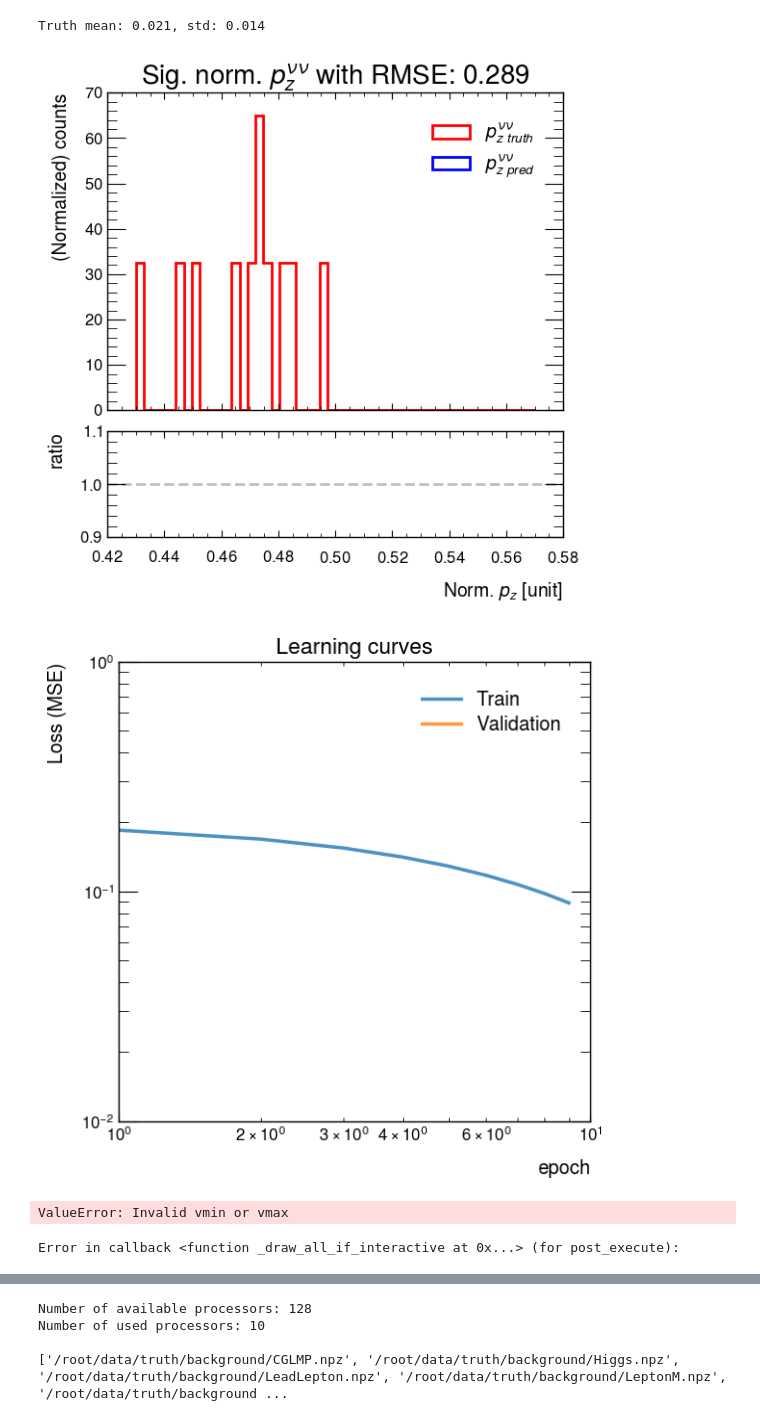
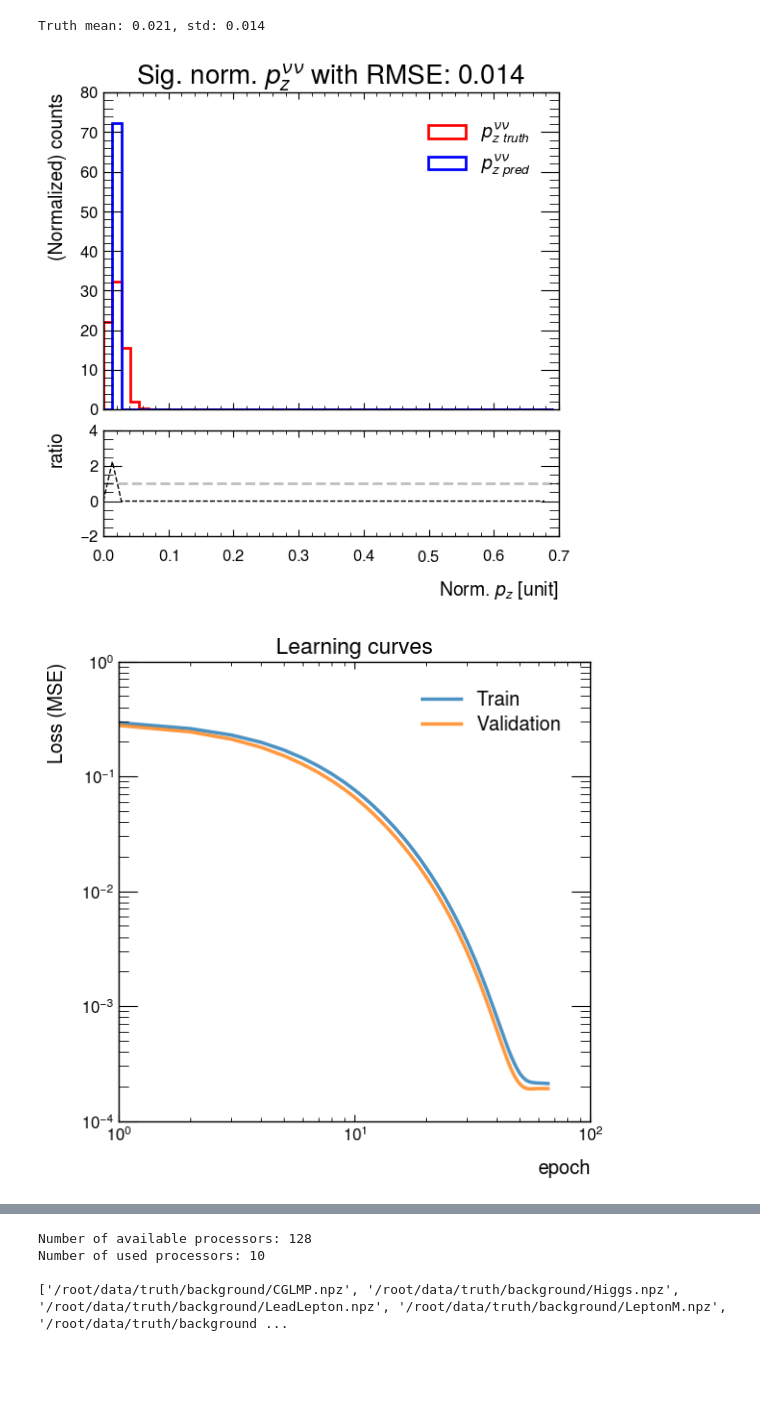
Before and after one commit to yygarypeng/QE-mls, a Jupyter notebook: DNN_modified_m.ipynb, the cells around one changed output, grey strips where cells are left out. Cells and saved outputs as stored; diff of their text form; code cells hidden in the pictures; blank space fills up the shorter version.

```diff
--- a/DNN_modified_m.ipynb
+++ b/DNN_modified_m.ipynb
@@ -82,7 +82,7 @@ dilep_kin = processor.process_dipart(data.LepP, data.LepM)
 # )
 # vx = 5 * pd.DataFrame({"vx": mt2 + 0.3 * np.sqrt(dilep_kin["m"])})
 # dilep_kin.iloc[:, 0:4]
-mask = ~processor.process_dipart(data.NuP, data.NuM)[["m"]].isna()
+mask = ~processor.process_dipart(data.NuP, data.NuM)[["m"]].isna().values.reshape(-1) * cut_pre
 obs_kin = pd.concat([MET.iloc[:, 1:3], lep_kin], axis=1)[mask]
 print("obs_kin shape:", obs_kin.shape)
 print(obs_kin.head(3))
@@ -118,11 +135,11 @@ plt.show()
 # %%
 SCALAR_int_ru = RobustScaler()
 int_kin = SCALAR_int_ru.fit_transform(int_kin)
-# SCALAR_int_mm = MinMaxScaler()
-# int_kin = SCALAR_int_mm.fit_transform(int_kin)
+SCALAR_int_mm = MinMaxScaler()
+int_kin = SCALAR_int_mm.fit_transform(int_kin)
 
 SCALAR_obs_ru = RobustScaler()
 obs_kin = SCALAR_obs_ru.fit_transform(obs_kin)
-# SCALAR_obs_mm = MinMaxScaler()
-# obs_kin = SCALAR_obs_mm.fit_transform(obs_kin)
+SCALAR_obs_mm = MinMaxScaler()
+obs_kin = SCALAR_obs_mm.fit_transform(obs_kin)
 # %%
@@ -201,7 +221,7 @@ def build_model():
     # x = tf.keras.layers.Dense(u÷activation="relu")(x)
 
     # Last dense layer
-    outputs = tf.keras.layers.Dense(units=train_y.shape[-1], activation="linear")(x)
+    outputs = tf.keras.layers.Dense(units=train_y.shape[-1], activation="sigmoid")(x)
 
     # Compile model
     model = tf.keras.Model(inputs=inputs, outputs=outputs)
@@ -362,28 +389,26 @@ Truth mean: 0.021, std: 0.014
 # %%
 from sklearn.metrics import mean_squared_error
 
 range = [0.43, 0.57]
 
 plot.plot_hist(
     [sig_truth[:, 0], sig_pred[:, 0]],
     [r"$p_{z\ truth}^{\nu\nu}$", r"$p_{z\ pred}^{\nu\nu}$"],
     r"Sig. norm. $p^{\nu\nu}_{z}$"
     + f" with RMSE: {np.sqrt(mean_squared_error(sig_truth[:,0], sig_pred[:,0])):.3f}",
-    range=range,
+    # range=range,
     xlabel=r"Norm. $p_{z}$ [unit]",
 )
 
 plot.plot_loss_history(history, logx=True, logy=True)
 
 plot.plot_2d_histogram(
     sig_truth[:, 0],
     sig_pred[:, 0],
     r"Sig. $p_{z}^{\nu\nu}$ "
     + f"with Pearson coeff: {sp.stats.pearsonr(sig_truth[:,0], sig_pred[:,0])[0]:.3f}",
-    range=range,
+    # range=range,
 )
 # %% [output]
-[figure, old version]
+[figure, new version]
-[figure, old version]
+[figure, new version]
-ValueError: Invalid vmin or vmax
-Error in callback <function _draw_all_if_interactive at 0x...> (for post_execute):
```
Also changed, not shown: parts of 7 cells of this notebook, 3 other files.
